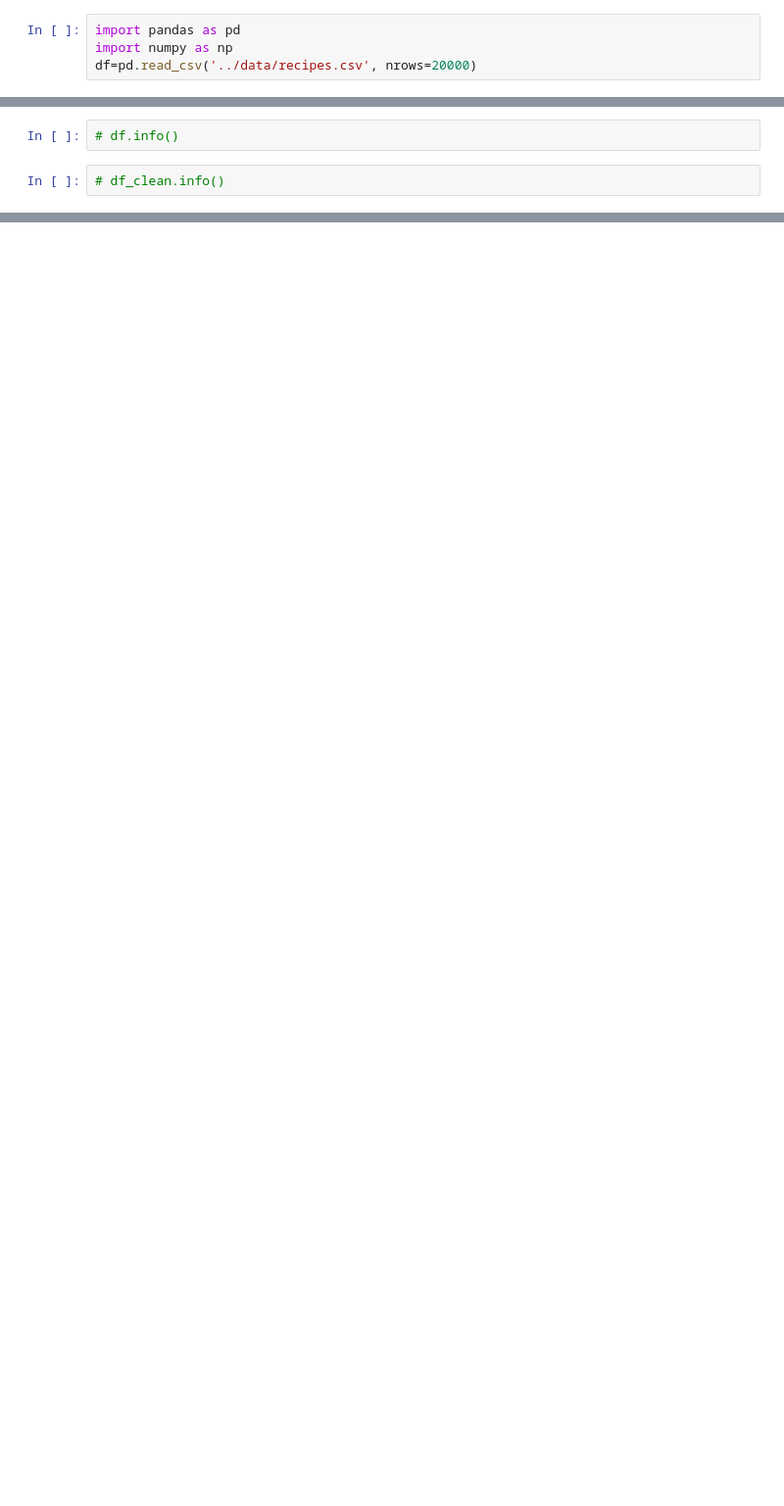
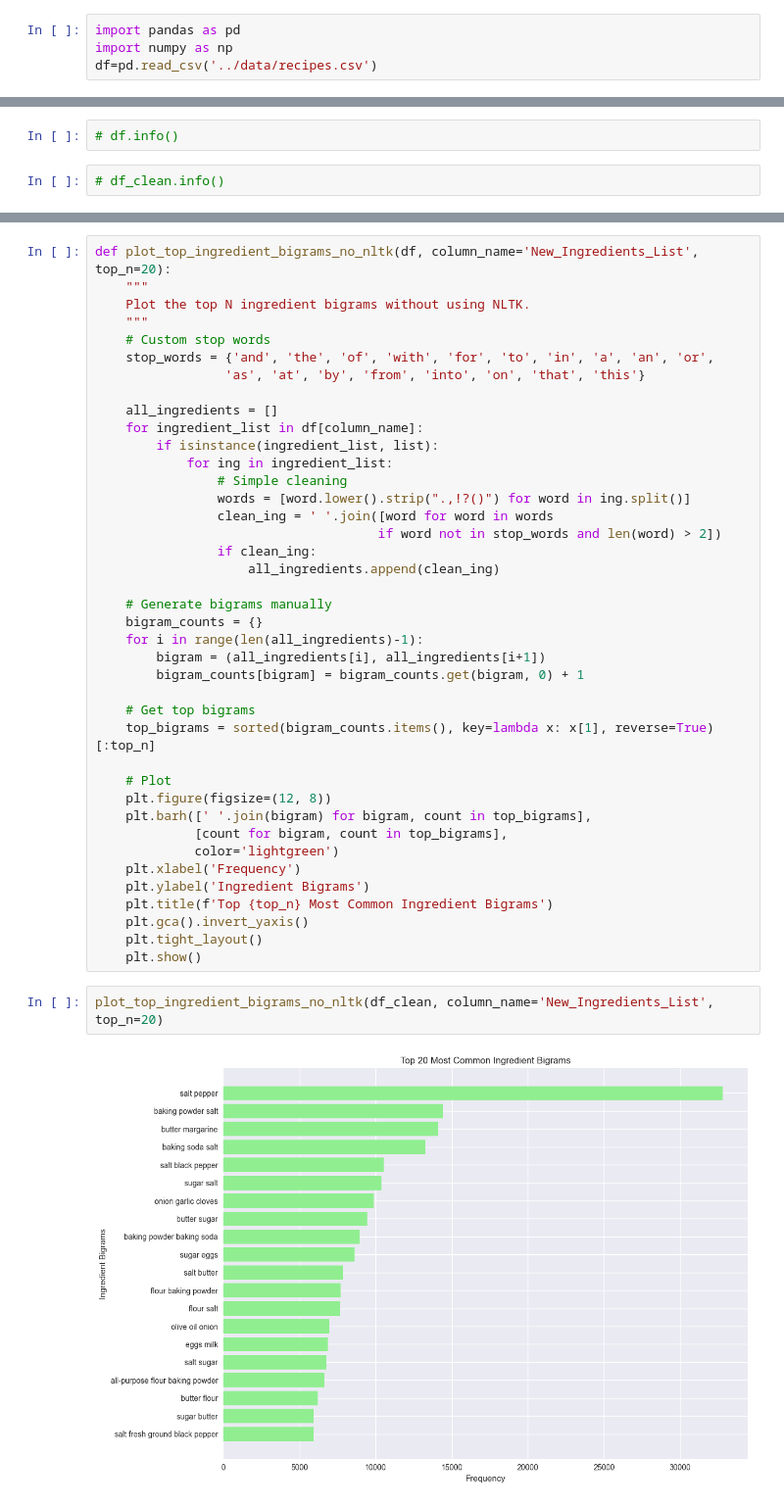
Before and after one commit to MinhasAlungal/culinary_compass, a Jupyter notebook: notebooks/food_recipes_EDA.ipynb, the cells around one changed output, grey strips where cells are left out. Shown at 98% size. Saved outputs shown, nothing was run; the diff lists cells and outputs as text; blank space fills up the shorter version.

```diff
--- a/notebooks/food_recipes_EDA.ipynb
+++ b/notebooks/food_recipes_EDA.ipynb
@@ -339,6 +516,6 @@ for idx, (ingredient, count) in enumerate(ingredient_counts.head().items(), 1):
 # %%
 import pandas as pd
 import numpy as np
-df=pd.read_csv('../data/recipes.csv', nrows=20000)
+df=pd.read_csv('../data/recipes.csv')
 # %%
 df.duplicated().any()
@@ -572,0 +1015,44 @@ print(duplicate_counts.head(10))
+# %%
+def plot_top_ingredient_bigrams_no_nltk(df, column_name='New_Ingredients_List', top_n=20):
+    """
+    Plot the top N ingredient bigrams without using NLTK.
+    """
+    # Custom stop words
+    stop_words = {'and', 'the', 'of', 'with', 'for', 'to', 'in', 'a', 'an', 'or',
+                 'as', 'at', 'by', 'from', 'into', 'on', 'that', 'this'}
+
+    all_ingredients = []
+    for ingredient_list in df[column_name]:
+        if isinstance(ingredient_list, list):
+            for ing in ingredient_list:
+                # Simple cleaning
+                words = [word.lower().strip(".,!?()") for word in ing.split()]
+                clean_ing = ' '.join([word for word in words
+                                     if word not in stop_words and len(word) > 2])
+                if clean_ing:
+                    all_ingredients.append(clean_ing)
+
+    # Generate bigrams manually
+    bigram_counts = {}
+    for i in range(len(all_ingredients)-1):
+        bigram = (all_ingredients[i], all_ingredients[i+1])
+        bigram_counts[bigram] = bigram_counts.get(bigram, 0) + 1
+
+    # Get top bigrams
+    top_bigrams = sorted(bigram_counts.items(), key=lambda x: x[1], reverse=True)[:top_n]
+
+    # Plot
+    plt.figure(figsize=(12, 8))
+    plt.barh([' '.join(bigram) for bigram, count in top_bigrams],
+             [count for bigram, count in top_bigrams],
+             color='lightgreen')
+    plt.xlabel('Frequency')
+    plt.ylabel('Ingredient Bigrams')
+    plt.title(f'Top {top_n} Most Common Ingredient Bigrams')
+    plt.gca().invert_yaxis()
+    plt.tight_layout()
+    plt.show()
+# %%
+plot_top_ingredient_bigrams_no_nltk(df_clean, column_name='New_Ingredients_List', top_n=20)
+# %% [output]
+[figure, added]
```
Also changed, not shown: parts of 47 cells of this notebook, 5 other files.
